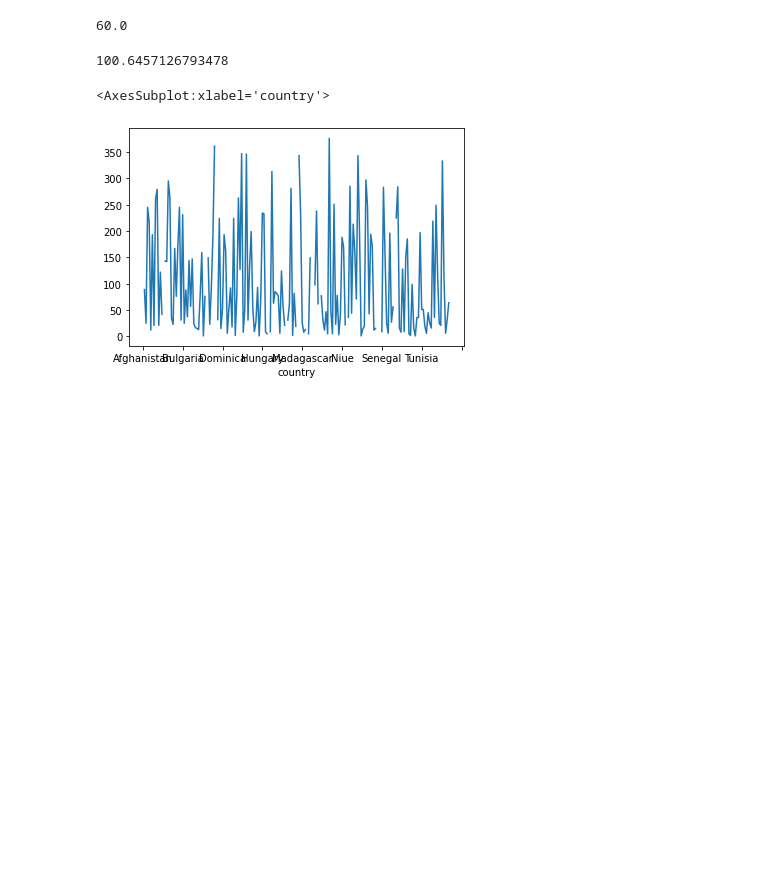
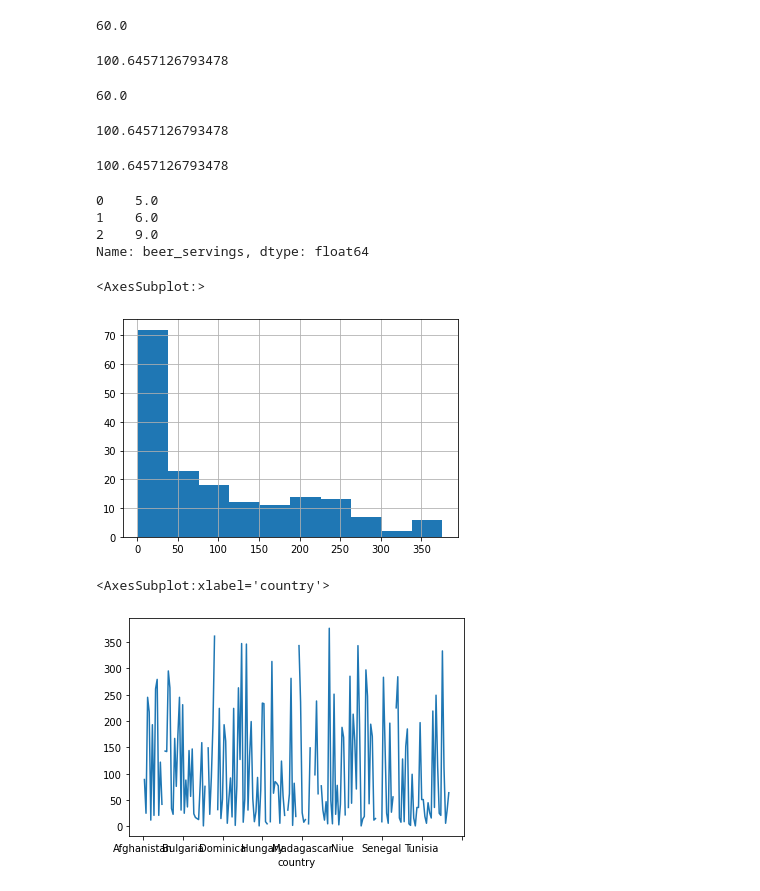
Before and after one commit to TomaszBury/The-ultimate-pandas-bootcamp-advanced-python-data-analysis, a Jupyter notebook: section_03/60.ipynb, the cells around one changed output. Drawn from its saved outputs; the diff is of its cells as text; code cells hidden in the pictures; blank space fills up the shorter version.

```diff
--- a/section_03/60.ipynb
+++ b/section_03/60.ipynb
@@ -59,6 +64,30 @@ beers.median()
 beers.std()
 # %% [output]
 100.6457126793478
+# %%
+beers.quantile(.5)
+# %% [output]
+60.0
+# %%
+beers.var()**(1/2)
+# %% [output]
+100.6457126793478
+# %%
+np.sqrt(beers.var())
+# %% [output]
+100.6457126793478
+# %%
+beers.mode()
+# %% [output]
+0    5.0
+1    6.0
+2    9.0
+Name: beer_servings, dtype: float64
+# %%
+beers.hist()
+# %% [output]
+<AxesSubplot:>
+[figure, added]
 # %%
 beers.plot()
 # %% [output]
```
Also changed, not shown: parts of 14 cells of this notebook, 2 other files.
